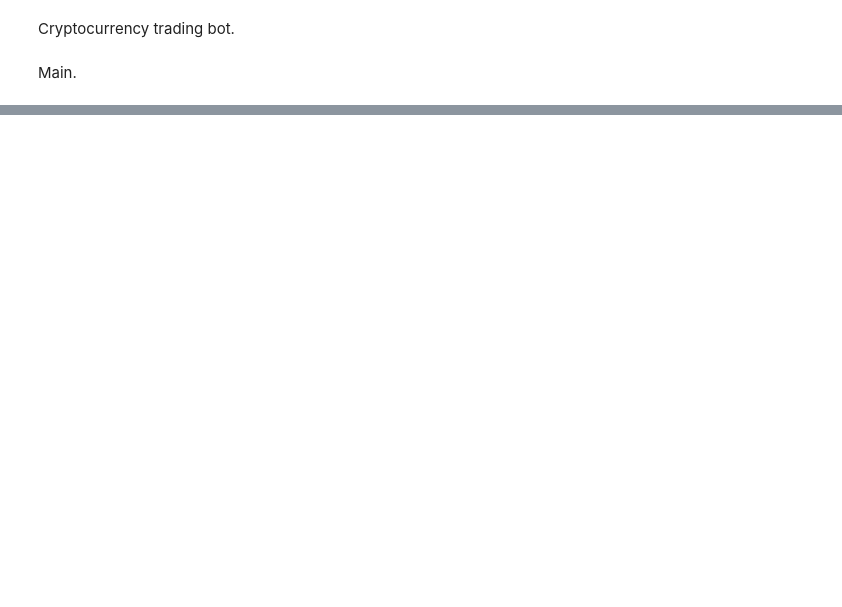
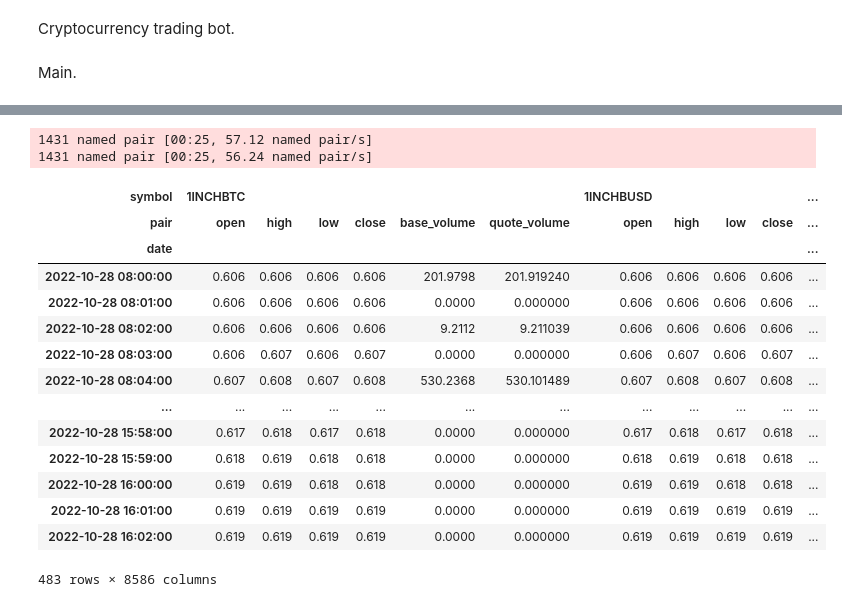
Before and after one commit to Humbleman72/crypto_bot, a Jupyter notebook: crypto_logger_output_1min.ipynb, the cells around one changed output, grey strips where cells are left out. Cells and saved outputs as stored; diff of their text form; code cells hidden in the pictures; blank space fills up the shorter version.

Commit message:
Converted.

```diff
--- a/crypto_logger_output_1min.ipynb
+++ b/crypto_logger_output_1min.ipynb
@@ -763,0 +766,24 @@ df_test
+# %%
+#from cryptocurrency.conversion import convert_ohlcvs
+
+to_asset = 'USDT'
+df_USDT = convert_ohlcvs(to_asset, conversion_table, exchange_info)
+df_USDT
+# %% [output]
+1431 named pair [00:25, 57.12 named pair/s]
+1431 named pair [00:25, 56.24 named pair/s]
+| symbol | 1INCHBTC |  |  |  |  |  | 1INCHBUSD |  |  |  | ... |
+| pair | open | high | low | close | base_volume | quote_volume | open | high | low | close | ... |
+| date |  |  |  |  |  |  |  |  |  |  | ... |
+| 2022-10-28 08:00:00 | 0.606 | 0.606 | 0.606 | 0.606 | 201.9798 | 201.919240 | 0.606 | 0.606 | 0.606 | 0.606 | ... |
+| 2022-10-28 08:01:00 | 0.606 | 0.606 | 0.606 | 0.606 | 0.0000 | 0.000000 | 0.606 | 0.606 | 0.606 | 0.606 | ... |
+| 2022-10-28 08:02:00 | 0.606 | 0.606 | 0.606 | 0.606 | 9.2112 | 9.211039 | 0.606 | 0.606 | 0.606 | 0.606 | ... |
+| 2022-10-28 08:03:00 | 0.606 | 0.607 | 0.606 | 0.607 | 0.0000 | 0.000000 | 0.606 | 0.607 | 0.606 | 0.607 | ... |
+| 2022-10-28 08:04:00 | 0.607 | 0.608 | 0.607 | 0.608 | 530.2368 | 530.101489 | 0.607 | 0.608 | 0.607 | 0.608 | ... |
+| ... | ... | ... | ... | ... | ... | ... | ... | ... | ... | ... | ... |
+| 2022-10-28 15:58:00 | 0.617 | 0.618 | 0.617 | 0.618 | 0.0000 | 0.000000 | 0.617 | 0.618 | 0.617 | 0.618 | ... |
+| 2022-10-28 15:59:00 | 0.618 | 0.619 | 0.618 | 0.618 | 0.0000 | 0.000000 | 0.618 | 0.619 | 0.618 | 0.618 | ... |
+| 2022-10-28 16:00:00 | 0.619 | 0.619 | 0.618 | 0.618 | 0.0000 | 0.000000 | 0.619 | 0.619 | 0.618 | 0.618 | ... |
+| 2022-10-28 16:01:00 | 0.619 | 0.619 | 0.619 | 0.619 | 0.0000 | 0.000000 | 0.619 | 0.619 | 0.619 | 0.619 | ... |
+| 2022-10-28 16:02:00 | 0.619 | 0.619 | 0.619 | 0.619 | 0.0000 | 0.000000 | 0.619 | 0.619 | 0.619 | 0.619 | ... |
+483 rows × 8586 columns
```
Also changed, not shown: parts of 24 cells of this notebook, 4 other files.
